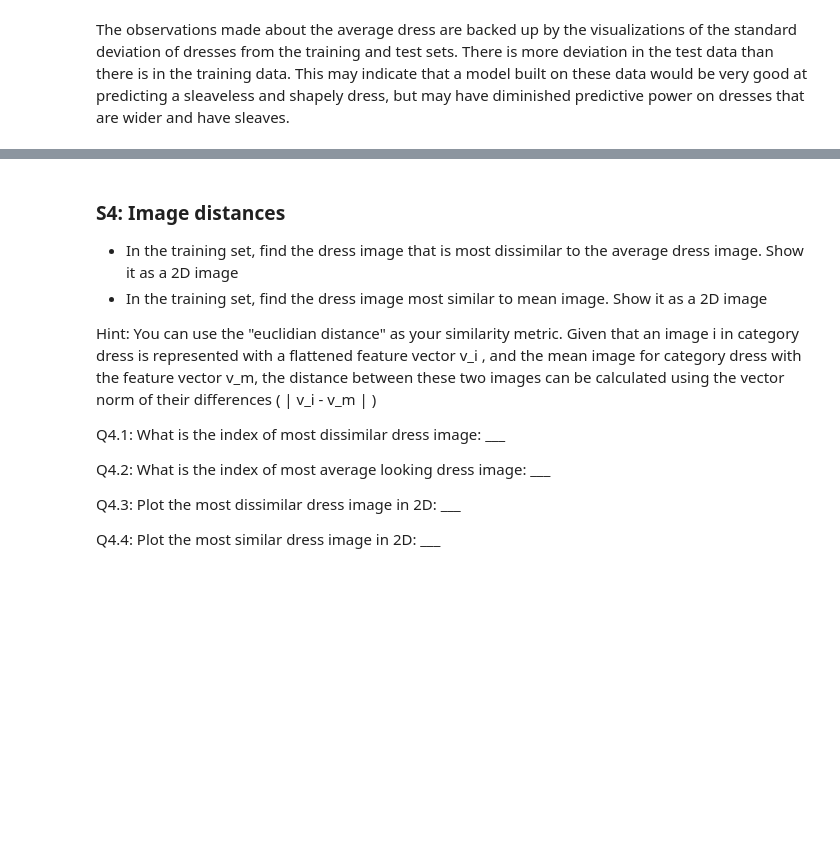
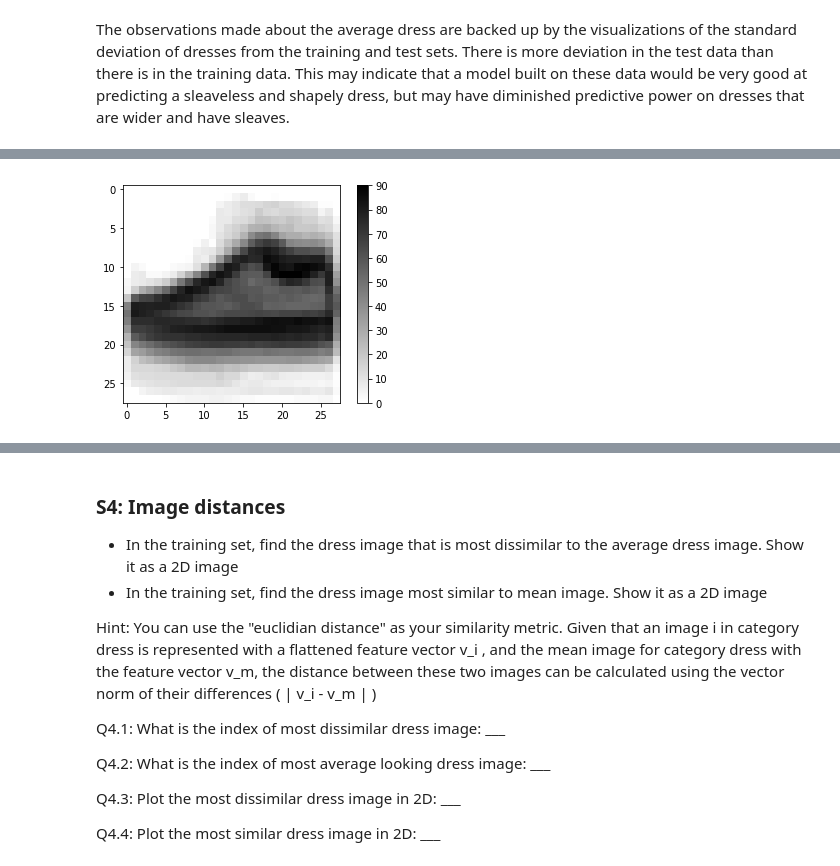
Before and after one commit to johnatawnclementawn/RemoteSensing_650_HW, a Jupyter notebook: HW1/MUSA650_Spring2022_HW1.ipynb, the cells around one changed output, grey strips where cells are left out. Cells and saved outputs as stored; diff of their text form; code cells hidden in the pictures; blank space fills up the shorter version.

```diff
--- a/HW1/MUSA650_Spring2022_HW1.ipynb
+++ b/HW1/MUSA650_Spring2022_HW1.ipynb
@@ -140,0 +151,5 @@ The observations made about the average dress are backed up by the visualization
+# %%
+# Standard deviation of training df sneakers
+vizStdv(dftrain, 7)
+# %% [output]
+[figure, added]
```
Also changed, not shown: parts of 3 cells of this notebook.
